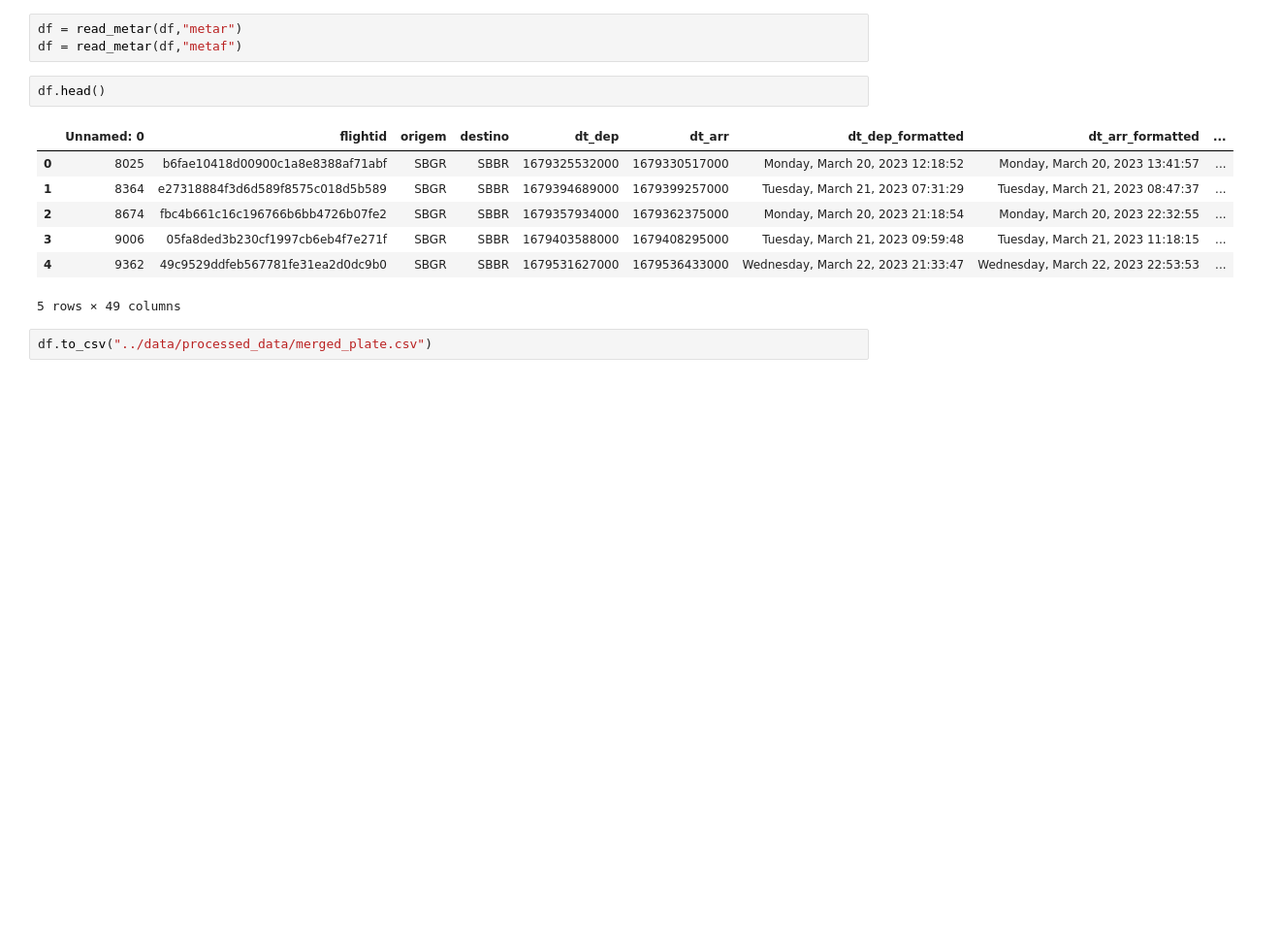
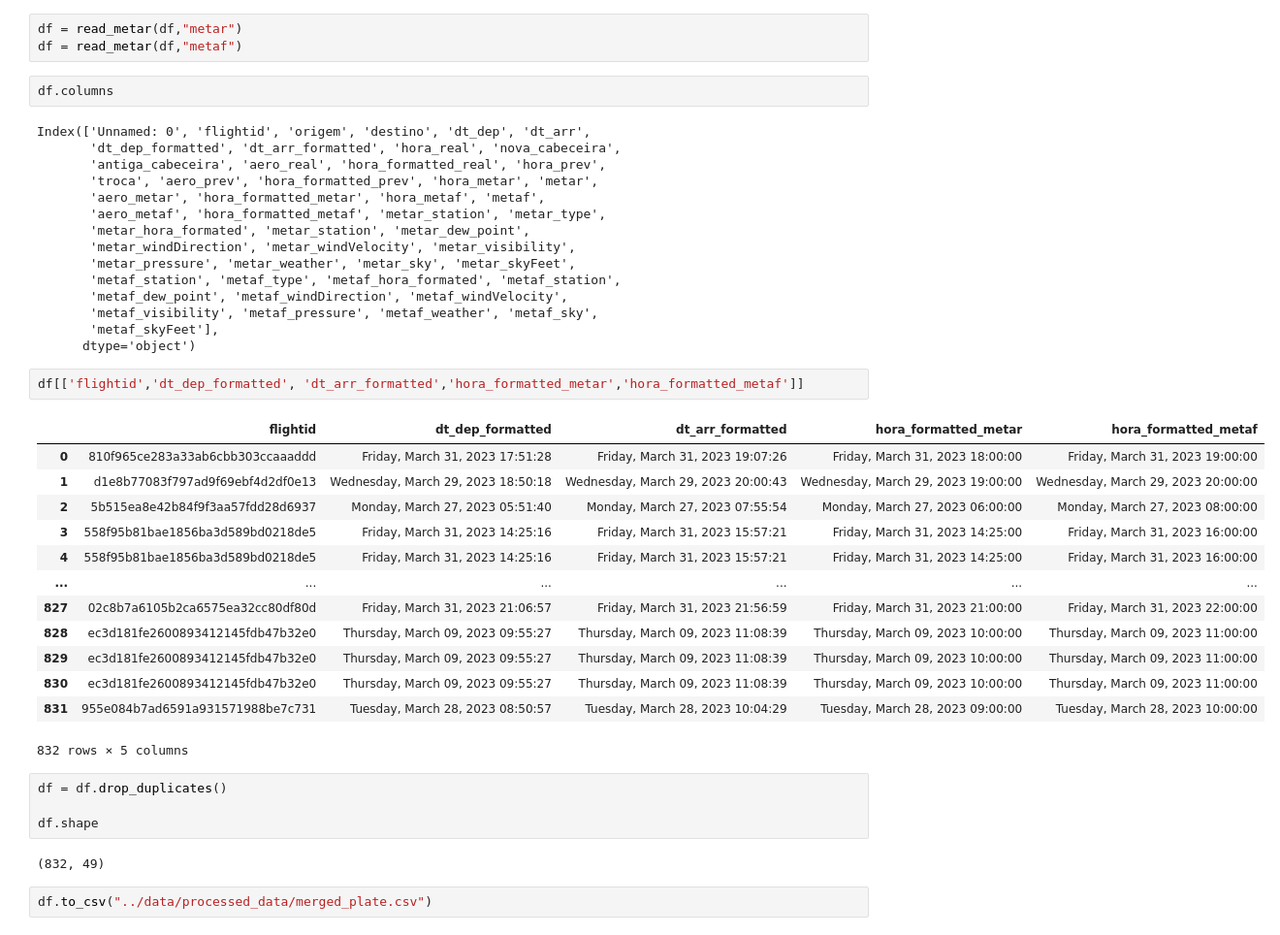
Before and after one commit to lucasgstumpf/DSC-ITA-2023, a Jupyter notebook: src/tratamentoMetar.ipynb, the cells around one changed output. Shown: that part at 97% size. Saved outputs shown, nothing was run; the diff lists cells and outputs as text; blank space fills up the shorter version.

```diff
--- a/src/tratamentoMetar.ipynb
+++ b/src/tratamentoMetar.ipynb
@@ -176,14 +176,43 @@ df = pd.read_csv("../data/processed_data/merged_bronze.csv")
 df = read_metar(df,"metar")
 df = read_metar(df,"metaf")
 # %%
-df.head()
+df.columns
 # %% [output]
-|  | Unnamed: 0 | flightid | origem | destino | dt_dep | dt_arr | dt_dep_formatted | dt_arr_formatted | ... |
-| 0 | 8025 | b6fae10418d00900c1a8e8388af71abf | SBGR | SBBR | 1679325532000 | 1679330517000 | Monday, March 20, 2023 12:18:52 | Monday, March 20, 2023 13:41:57 | ... |
-| 1 | 8364 | e27318884f3d6d589f8575c018d5b589 | SBGR | SBBR | 1679394689000 | 1679399257000 | Tuesday, March 21, 2023 07:31:29 | Tuesday, March 21, 2023 08:47:37 | ... |
-| 2 | 8674 | fbc4b661c16c196766b6bb4726b07fe2 | SBGR | SBBR | 1679357934000 | 1679362375000 | Monday, March 20, 2023 21:18:54 | Monday, March 20, 2023 22:32:55 | ... |
-| 3 | 9006 | 05fa8ded3b230cf1997cb6eb4f7e271f | SBGR | SBBR | 1679403588000 | 1679408295000 | Tuesday, March 21, 2023 09:59:48 | Tuesday, March 21, 2023 11:18:15 | ... |
-| 4 | 9362 | 49c9529ddfeb567781fe31ea2d0dc9b0 | SBGR | SBBR | 1679531627000 | 1679536433000 | Wednesday, March 22, 2023 21:33:47 | Wednesday, March 22, 2023 22:53:53 | ... |
-5 rows × 49 columns
+Index(['Unnamed: 0', 'flightid', 'origem', 'destino', 'dt_dep', 'dt_arr',
+       'dt_dep_formatted', 'dt_arr_formatted', 'hora_real', 'nova_cabeceira',
+       'antiga_cabeceira', 'aero_real', 'hora_formatted_real', 'hora_prev',
+       'troca', 'aero_prev', 'hora_formatted_prev', 'hora_metar', 'metar',
+       'aero_metar', 'hora_formatted_metar', 'hora_metaf', 'metaf',
+       'aero_metaf', 'hora_formatted_metaf', 'metar_station', 'metar_type',
+       'metar_hora_formated', 'metar_station', 'metar_dew_point',
+       'metar_windDirection', 'metar_windVelocity', 'metar_visibility',
+       'metar_pressure', 'metar_weather', 'metar_sky', 'metar_skyFeet',
+       'metaf_station', 'metaf_type', 'metaf_hora_formated', 'metaf_station',
+       'metaf_dew_point', 'metaf_windDirection', 'metaf_windVelocity',
+       'metaf_visibility', 'metaf_pressure', 'metaf_weather', 'metaf_sky',
+       'metaf_skyFeet'],
+      dtype='object')
+# %%
+df[['flightid','dt_dep_formatted', 'dt_arr_formatted','hora_formatted_metar','hora_formatted_metaf']]
+# %% [output]
+|  | flightid | dt_dep_formatted | dt_arr_formatted | hora_formatted_metar | hora_formatted_metaf |
+| 0 | 810f965ce283a33ab6cbb303ccaaaddd | Friday, March 31, 2023 17:51:28 | Friday, March 31, 2023 19:07:26 | Friday, March 31, 2023 18:00:00 | Friday, March 31, 2023 19:00:00 |
+| 1 | d1e8b77083f797ad9f69ebf4d2df0e13 | Wednesday, March 29, 2023 18:50:18 | Wednesday, March 29, 2023 20:00:43 | Wednesday, March 29, 2023 19:00:00 | Wednesday, March 29, 2023 20:00:00 |
+| 2 | 5b515ea8e42b84f9f3aa57fdd28d6937 | Monday, March 27, 2023 05:51:40 | Monday, March 27, 2023 07:55:54 | Monday, March 27, 2023 06:00:00 | Monday, March 27, 2023 08:00:00 |
+| 3 | 558f95b81bae1856ba3d589bd0218de5 | Friday, March 31, 2023 14:25:16 | Friday, March 31, 2023 15:57:21 | Friday, March 31, 2023 14:25:00 | Friday, March 31, 2023 16:00:00 |
+| 4 | 558f95b81bae1856ba3d589bd0218de5 | Friday, March 31, 2023 14:25:16 | Friday, March 31, 2023 15:57:21 | Friday, March 31, 2023 14:25:00 | Friday, March 31, 2023 16:00:00 |
+| ... | ... | ... | ... | ... | ... |
+| 827 | 02c8b7a6105b2ca6575ea32cc80df80d | Friday, March 31, 2023 21:06:57 | Friday, March 31, 2023 21:56:59 | Friday, March 31, 2023 21:00:00 | Friday, March 31, 2023 22:00:00 |
+| 828 | ec3d181fe2600893412145fdb47b32e0 | Thursday, March 09, 2023 09:55:27 | Thursday, March 09, 2023 11:08:39 | Thursday, March 09, 2023 10:00:00 | Thursday, March 09, 2023 11:00:00 |
+| 829 | ec3d181fe2600893412145fdb47b32e0 | Thursday, March 09, 2023 09:55:27 | Thursday, March 09, 2023 11:08:39 | Thursday, March 09, 2023 10:00:00 | Thursday, March 09, 2023 11:00:00 |
+| 830 | ec3d181fe2600893412145fdb47b32e0 | Thursday, March 09, 2023 09:55:27 | Thursday, March 09, 2023 11:08:39 | Thursday, March 09, 2023 10:00:00 | Thursday, March 09, 2023 11:00:00 |
+| 831 | 955e084b7ad6591a931571988be7c731 | Tuesday, March 28, 2023 08:50:57 | Tuesday, March 28, 2023 10:04:29 | Tuesday, March 28, 2023 09:00:00 | Tuesday, March 28, 2023 10:00:00 |
+832 rows × 5 columns
+# %%
+df = df.drop_duplicates()
+
+df.shape
+# %% [output]
+(832, 49)
 # %%
 df.to_csv("../data/processed_data/merged_plate.csv")
```
Also changed, not shown: 4 other files.
